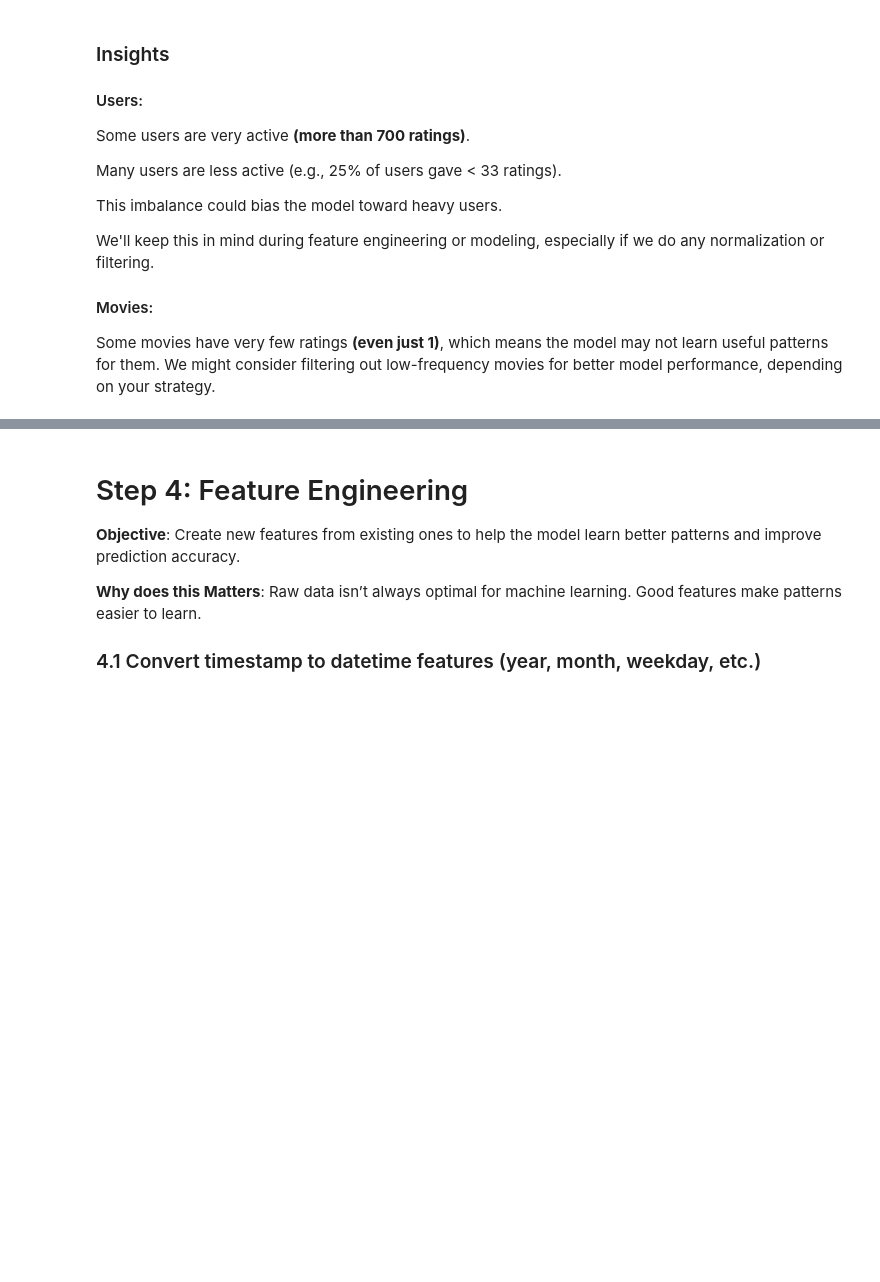
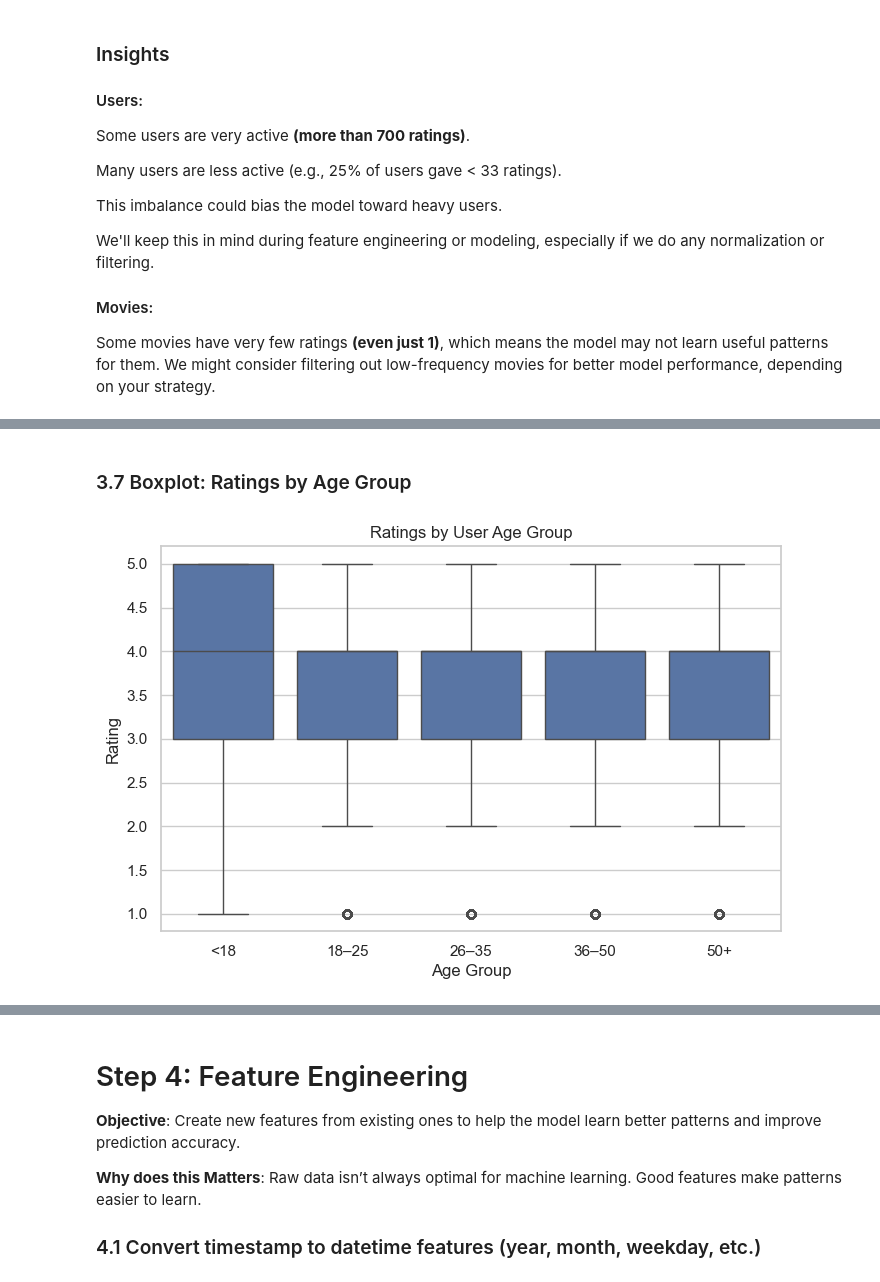
Before and after one commit to bhusalashish/Movie-Rating-Prediction, a Jupyter notebook: Supervised Learning Lab/lab1.ipynb, the cells around one changed output, grey strips where cells are left out. Saved outputs shown, nothing was run; the diff lists cells and outputs as text; code cells hidden in the pictures; blank space fills up the shorter version.

```diff
--- a/Supervised Learning Lab/lab1.ipynb
+++ b/Supervised Learning Lab/lab1.ipynb
@@ -186,0 +292,16 @@ We might consider filtering out low-frequency movies for better model performanc
+# %% [markdown]
+### 3.7 Boxplot: Ratings by Age Group
+# %%
+# Create age groups
+ratings_merged['age_group'] = pd.cut(ratings_merged['age'], bins=[0, 18, 25, 35, 50, 100],
+                                     labels=['<18', '18–25', '26–35', '36–50', '50+'])
+
+# Boxplot
+plt.figure(figsize=(8,5))
+sns.boxplot(x='age_group', y='rating', data=ratings_merged)
+plt.title("Ratings by User Age Group")
+plt.xlabel("Age Group")
+plt.ylabel("Rating")
+plt.show()
+# %% [output]
+[figure, added]
```
Also changed, not shown: parts of 15 cells of this notebook.
